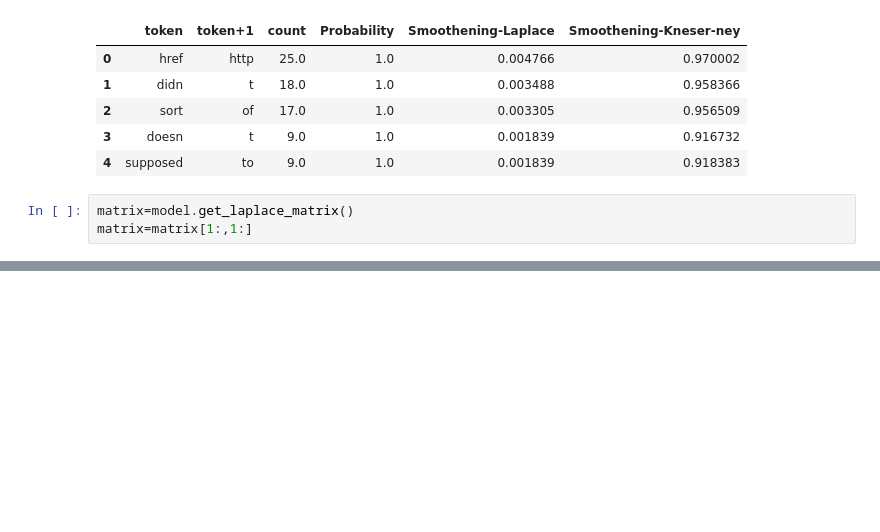
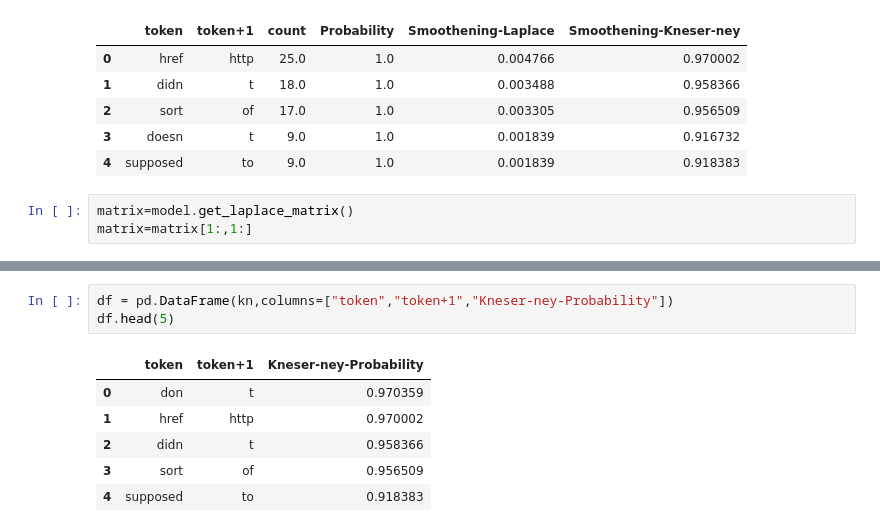
Before and after one commit to Jaskaran320/NLP-assignments, a Jupyter notebook: Assignment-1/Task-2/test.ipynb, the cells around one changed output, grey strips where cells are left out. Drawn from its saved outputs; the diff is of its cells as text; blank space fills up the shorter version.

```diff
--- a/Assignment-1/Task-2/test.ipynb
+++ b/Assignment-1/Task-2/test.ipynb
@@ -171,0 +222,10 @@ matrix=matrix[1:,1:]
+# %%
+df = pd.DataFrame(kn,columns=["token","token+1","Kneser-ney-Probability"])
+df.head(5)
+# %% [output]
+|  | token | token+1 | Kneser-ney-Probability |
+| 0 | don | t | 0.970359 |
+| 1 | href | http | 0.970002 |
+| 2 | didn | t | 0.958366 |
+| 3 | sort | of | 0.956509 |
+| 4 | supposed | to | 0.918383 |
```
Also changed, not shown: parts of 4 cells of this notebook.
